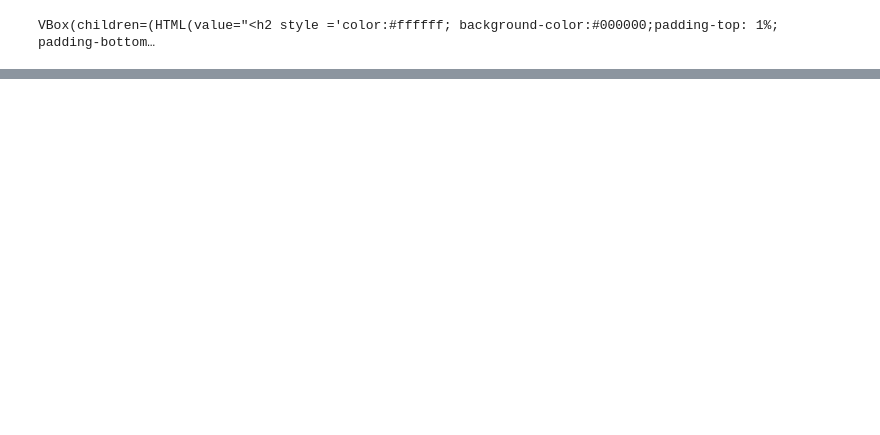
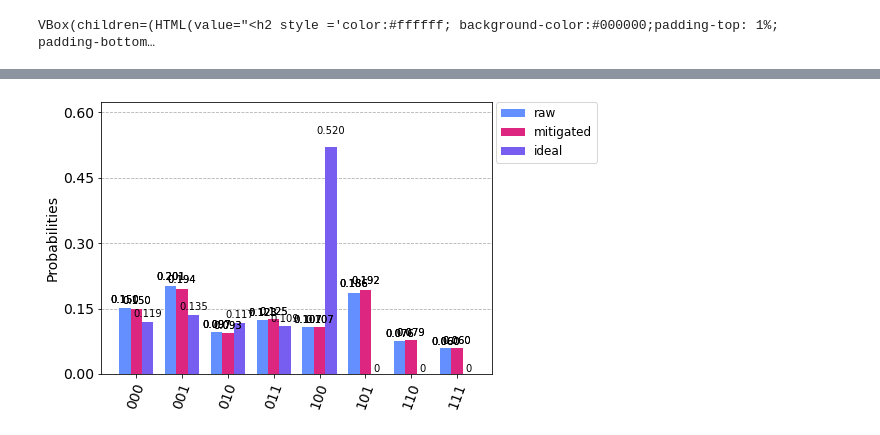
Before and after one commit to IvoLims/Int_Concorrencia, a Jupyter notebook: Projeto/IC - Grupo 13.ipynb, the cells around one changed output, grey strips where cells are left out. Cells and saved outputs as stored; diff of their text form; code cells hidden in the pictures; blank space fills up the shorter version.

```diff
--- a/Projeto/IC - Grupo 13.ipynb
+++ b/Projeto/IC - Grupo 13.ipynb
@@ -221,0 +313,11 @@ state_labels
+# %%
+# Filtro
+meas_filter = meas_fitter.filter
+
+# Resultados (mitigation)
+mitigated_results = meas_filter.apply(result_r)
+mitigated_counts = mitigated_results.get_counts()
+# %%
+plot_histogram([counts_run, mitigated_counts, counts_sim], legend=['raw', 'mitigated', 'ideal'])
+# %% [output]
+[figure, added]
```
Also changed, not shown: parts of 36 cells of this notebook.
